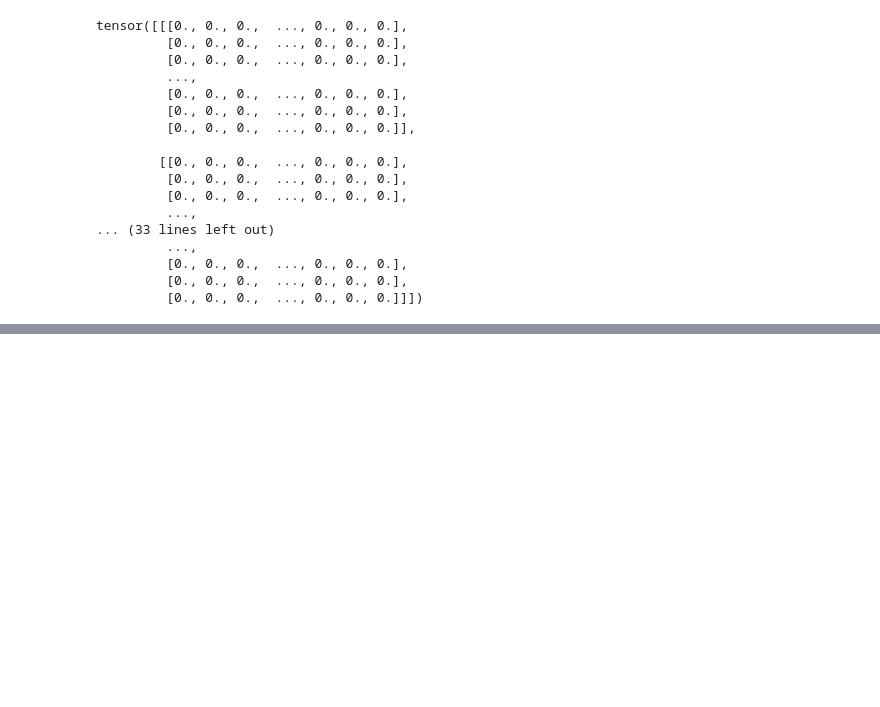
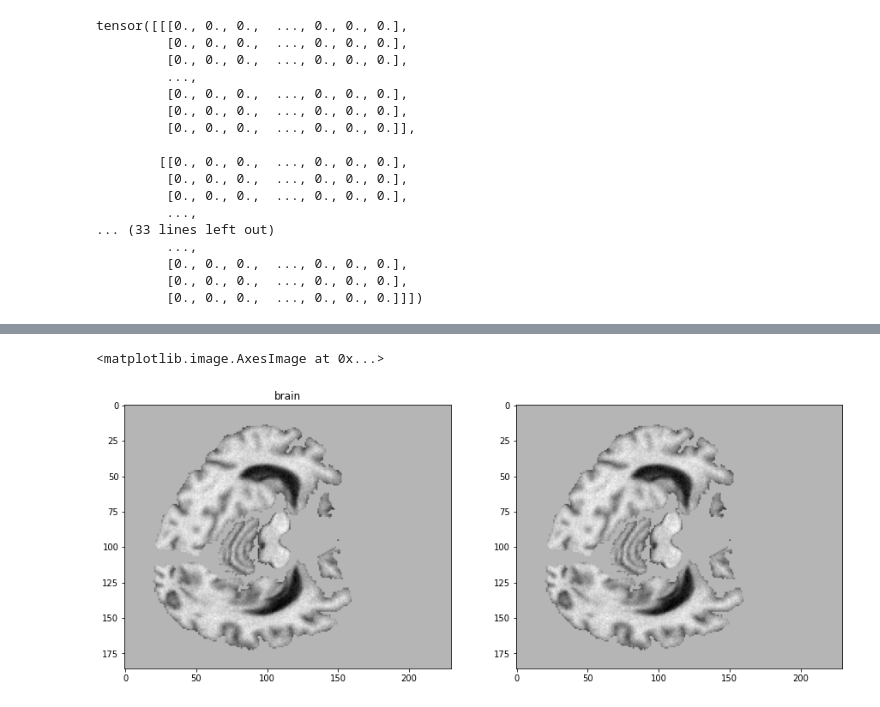
Before and after one commit to duc-ke/MONAI_examples, a Jupyter notebook: st0.plot_images.ipynb, the cells around one changed output, grey strips where cells are left out. Cells and saved outputs as stored; diff of their text form; code cells hidden in the pictures; blank space fills up the shorter version.

```diff
--- a/st0.plot_images.ipynb
+++ b/st0.plot_images.ipynb
@@ -208,0 +902,11 @@ tensor([[[0., 0., 0.,  ..., 0., 0., 0.],
+# %%
+plt.figure("check", (15, 10))
+plt.title("ori brain")
+plt.subplot(1, 2, 1)
+plt.imshow(ori_brain[0,0, :, :, H], cmap="gray")
+plt.title("brain")
+plt.subplot(1, 2, 2)
+plt.imshow(brain[0,0, :, :, H], cmap="gray")
+# %% [output]
+<matplotlib.image.AxesImage at 0x...>
+[figure, added]
```
Also changed, not shown: parts of 52 cells of this notebook.
